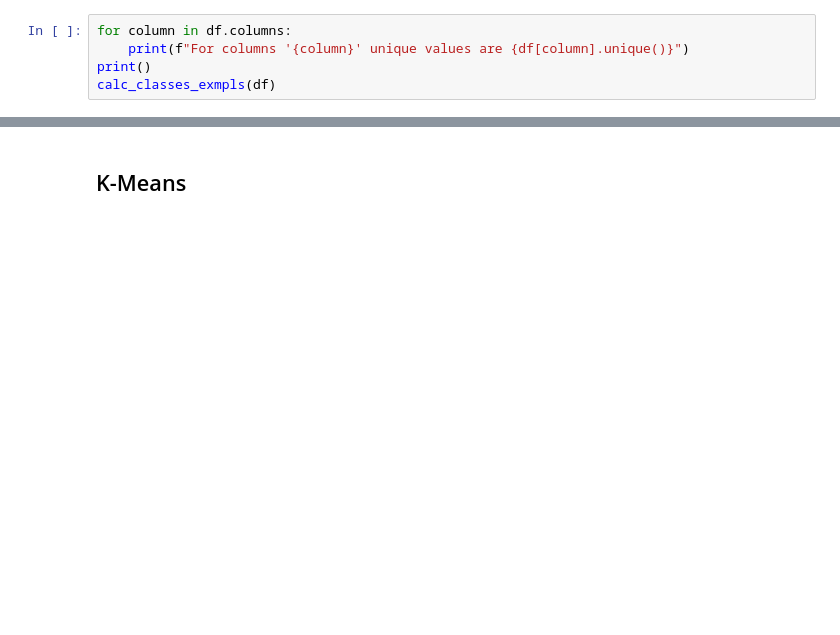
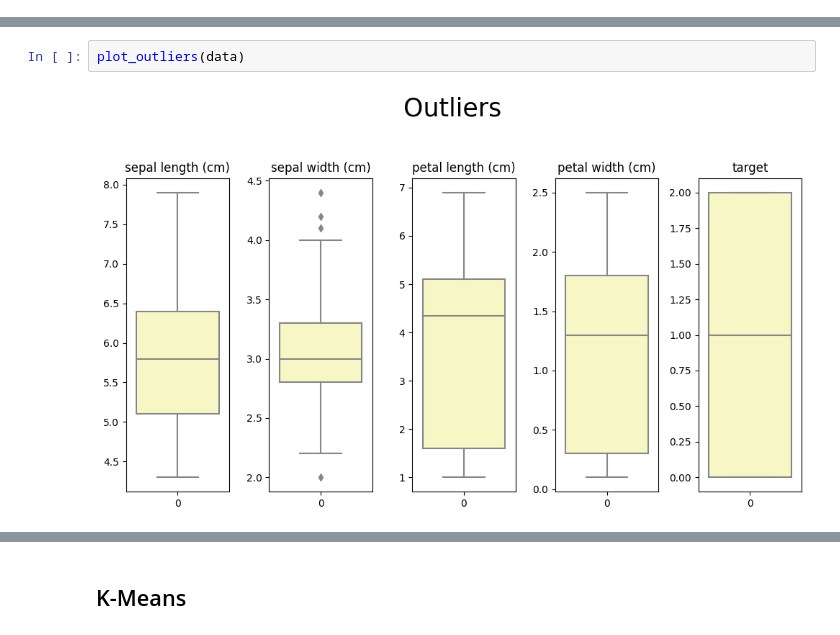
Before and after one commit to DanishevskiyNS/ML, a Jupyter notebook: Lab1 clustering.ipynb, the cells around one changed output, grey strips where cells are left out. Drawn from its saved outputs; the diff is of its cells as text; blank space fills up the shorter version.

```diff
--- a/Lab1 clustering.ipynb
+++ b/Lab1 clustering.ipynb
@@ -36,5 +9,0 @@ def calc_classes_exmpls(dataframe):
-# %%
-for column in df.columns:
-    print(f"For columns '{column}' unique values are {df[column].unique()}")
-print()
-calc_classes_exmpls(df)
@@ -77,0 +138,4 @@ df
+# %%
+plot_outliers(data)
+# %% [output]
+[figure, added]
```
Also changed, not shown: parts of 33 cells of this notebook.
